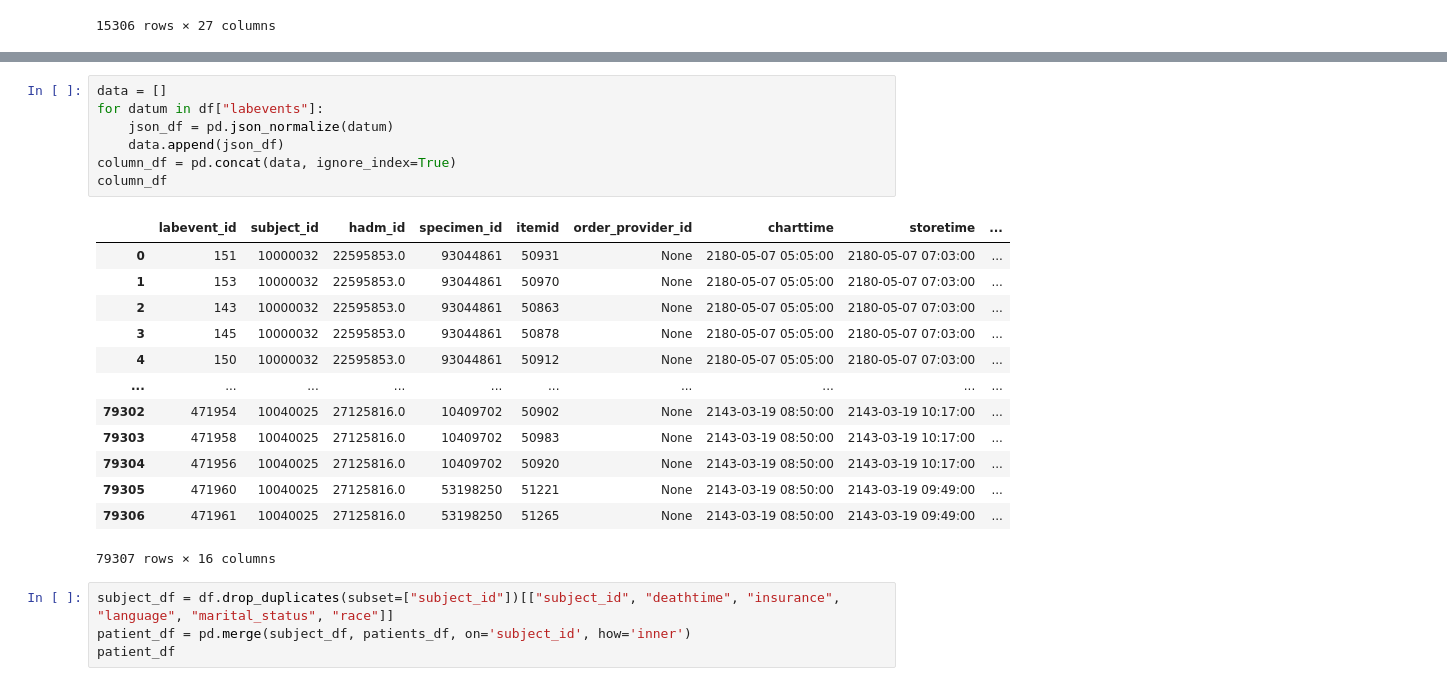
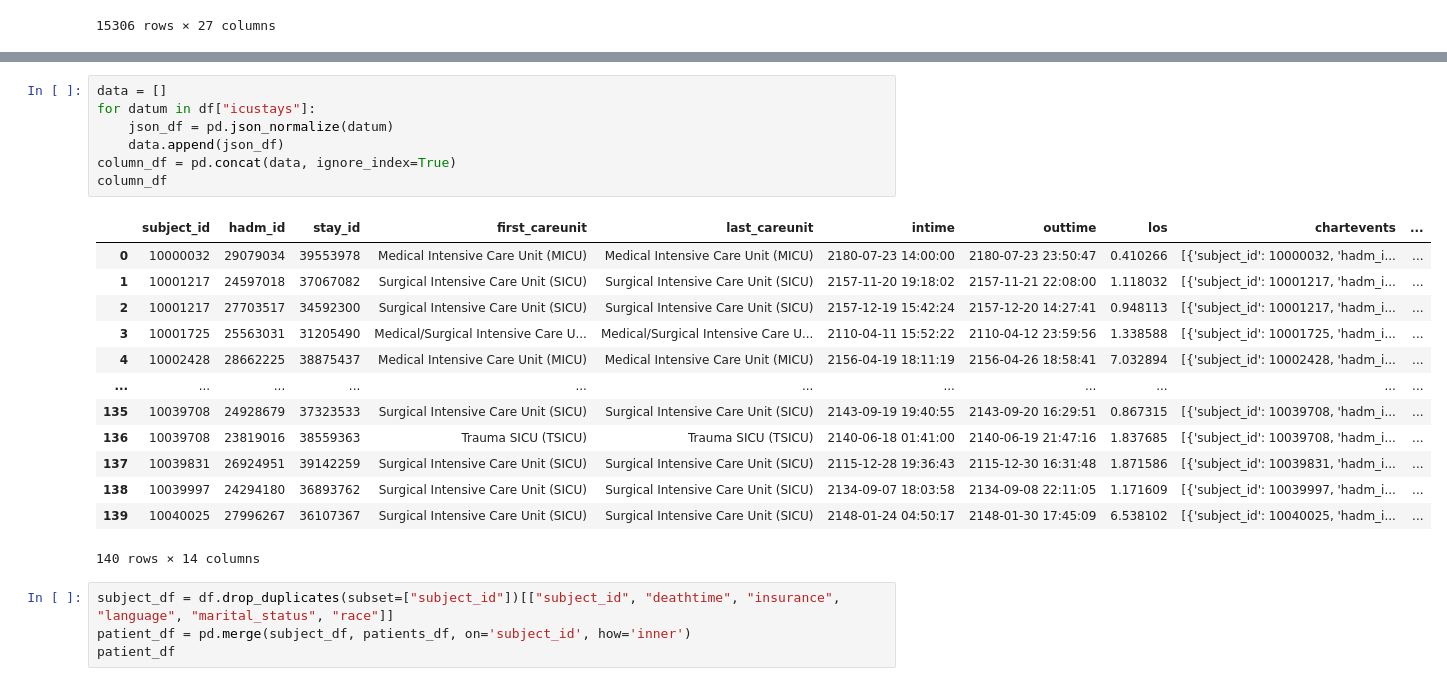
Before and after one commit to kkkarnav/MIMIC, a Jupyter notebook: 1_data_creation.ipynb, the cells around one changed output, grey strips where cells are left out. Saved outputs shown, nothing was run; the diff lists cells and outputs as text.

```diff
--- a/1_data_creation.ipynb
+++ b/1_data_creation.ipynb
@@ -236,24 +253,24 @@ pharma_df
 # %%
 data = []
-for datum in df["labevents"]:
+for datum in df["icustays"]:
     json_df = pd.json_normalize(datum)
     data.append(json_df)
 column_df = pd.concat(data, ignore_index=True)
 column_df
 # %% [output]
-|  | labevent_id | subject_id | hadm_id | specimen_id | itemid | order_provider_id | charttime | storetime | ... |
-| 0 | 151 | 10000032 | 22595853.0 | 93044861 | 50931 | None | 2180-05-07 05:05:00 | 2180-05-07 07:03:00 | ... |
-| 1 | 153 | 10000032 | 22595853.0 | 93044861 | 50970 | None | 2180-05-07 05:05:00 | 2180-05-07 07:03:00 | ... |
-| 2 | 143 | 10000032 | 22595853.0 | 93044861 | 50863 | None | 2180-05-07 05:05:00 | 2180-05-07 07:03:00 | ... |
-| 3 | 145 | 10000032 | 22595853.0 | 93044861 | 50878 | None | 2180-05-07 05:05:00 | 2180-05-07 07:03:00 | ... |
-| 4 | 150 | 10000032 | 22595853.0 | 93044861 | 50912 | None | 2180-05-07 05:05:00 | 2180-05-07 07:03:00 | ... |
-| ... | ... | ... | ... | ... | ... | ... | ... | ... | ... |
-| 79302 | 471954 | 10040025 | 27125816.0 | 10409702 | 50902 | None | 2143-03-19 08:50:00 | 2143-03-19 10:17:00 | ... |
-| 79303 | 471958 | 10040025 | 27125816.0 | 10409702 | 50983 | None | 2143-03-19 08:50:00 | 2143-03-19 10:17:00 | ... |
-| 79304 | 471956 | 10040025 | 27125816.0 | 10409702 | 50920 | None | 2143-03-19 08:50:00 | 2143-03-19 10:17:00 | ... |
-| 79305 | 471960 | 10040025 | 27125816.0 | 53198250 | 51221 | None | 2143-03-19 08:50:00 | 2143-03-19 09:49:00 | ... |
-| 79306 | 471961 | 10040025 | 27125816.0 | 53198250 | 51265 | None | 2143-03-19 08:50:00 | 2143-03-19 09:49:00 | ... |
+|  | subject_id | hadm_id | stay_id | first_careunit | last_careunit | intime | outtime | los | chartevents | ... |
+| 0 | 10000032 | 29079034 | 39553978 | Medical Intensive Care Unit (MICU) | Medical Intensive Care Unit (MICU) | 2180-07-23 14:00:00 | 2180-07-23 23:50:47 | 0.410266 | [{'subject_id': 10000032, 'hadm_i... | ... |
+| 1 | 10001217 | 24597018 | 37067082 | Surgical Intensive Care Unit (SICU) | Surgical Intensive Care Unit (SICU) | 2157-11-20 19:18:02 | 2157-11-21 22:08:00 | 1.118032 | [{'subject_id': 10001217, 'hadm_i... | ... |
+| 2 | 10001217 | 27703517 | 34592300 | Surgical Intensive Care Unit (SICU) | Surgical Intensive Care Unit (SICU) | 2157-12-19 15:42:24 | 2157-12-20 14:27:41 | 0.948113 | [{'subject_id': 10001217, 'hadm_i... | ... |
+| 3 | 10001725 | 25563031 | 31205490 | Medical/Surgical Intensive Care U... | Medical/Surgical Intensive Care U... | 2110-04-11 15:52:22 | 2110-04-12 23:59:56 | 1.338588 | [{'subject_id': 10001725, 'hadm_i... | ... |
+| 4 | 10002428 | 28662225 | 38875437 | Medical Intensive Care Unit (MICU) | Medical Intensive Care Unit (MICU) | 2156-04-19 18:11:19 | 2156-04-26 18:58:41 | 7.032894 | [{'subject_id': 10002428, 'hadm_i... | ... |
+| ... | ... | ... | ... | ... | ... | ... | ... | ... | ... | ... |
+| 135 | 10039708 | 24928679 | 37323533 | Surgical Intensive Care Unit (SICU) | Surgical Intensive Care Unit (SICU) | 2143-09-19 19:40:55 | 2143-09-20 16:29:51 | 0.867315 | [{'subject_id': 10039708, 'hadm_i... | ... |
+| 136 | 10039708 | 23819016 | 38559363 | Trauma SICU (TSICU) | Trauma SICU (TSICU) | 2140-06-18 01:41:00 | 2140-06-19 21:47:16 | 1.837685 | [{'subject_id': 10039708, 'hadm_i... | ... |
+| 137 | 10039831 | 26924951 | 39142259 | Surgical Intensive Care Unit (SICU) | Surgical Intensive Care Unit (SICU) | 2115-12-28 19:36:43 | 2115-12-30 16:31:48 | 1.871586 | [{'subject_id': 10039831, 'hadm_i... | ... |
+| 138 | 10039997 | 24294180 | 36893762 | Surgical Intensive Care Unit (SICU) | Surgical Intensive Care Unit (SICU) | 2134-09-07 18:03:58 | 2134-09-08 22:11:05 | 1.171609 | [{'subject_id': 10039997, 'hadm_i... | ... |
+| 139 | 10040025 | 27996267 | 36107367 | Surgical Intensive Care Unit (SICU) | Surgical Intensive Care Unit (SICU) | 2148-01-24 04:50:17 | 2148-01-30 17:45:09 | 6.538102 | [{'subject_id': 10040025, 'hadm_i... | ... |
-79307 rows × 16 columns
+140 rows × 14 columns
 # %%
 subject_df = df.drop_duplicates(subset=["subject_id"])[["subject_id", "deathtime", "insurance", "language", "marital_status", "race"]]
 patient_df = pd.merge(subject_df, patients_df, on='subject_id', how='inner')
```
Also changed, not shown: parts of 1 cell of this notebook.
